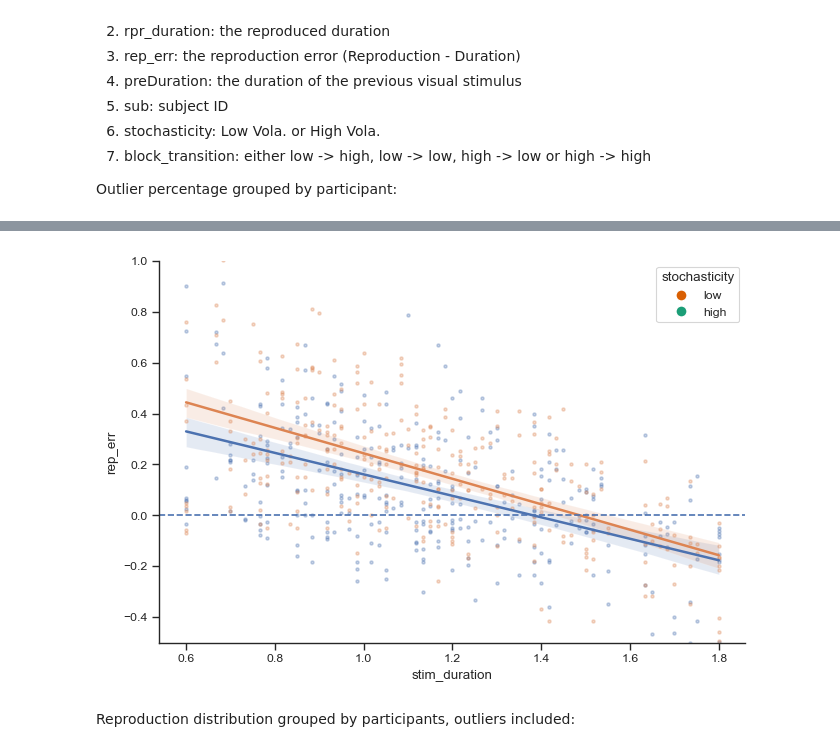
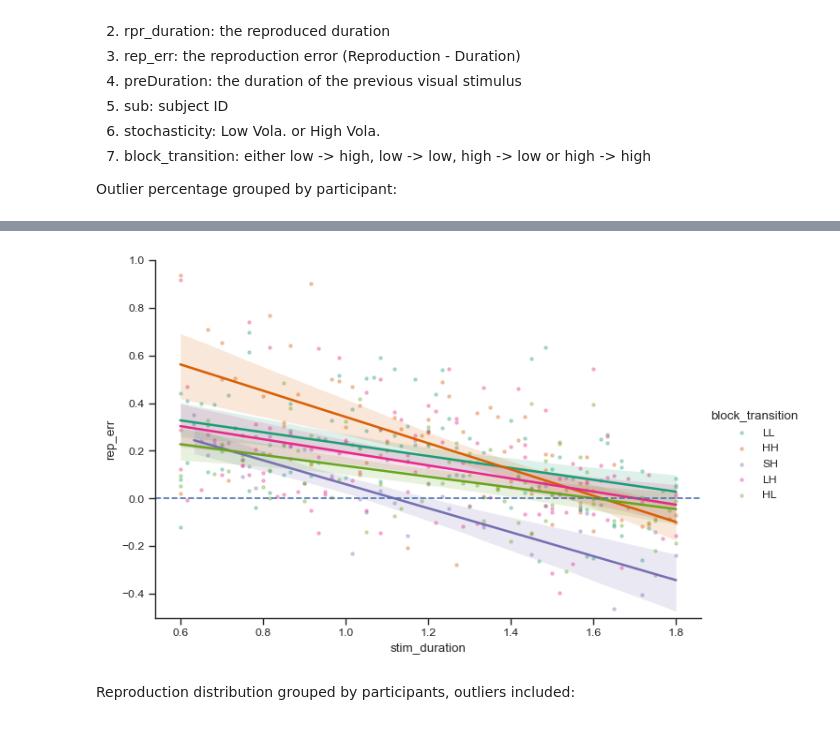
Before and after one commit to ayzacolakoglu/vol_reproduction, a Jupyter notebook: data_analysis.ipynb, the cells around one changed output, grey strips where cells are left out. Drawn from its saved outputs; the diff is of its cells as text; code cells hidden in the pictures.

```diff
--- a/data_analysis.ipynb
+++ b/data_analysis.ipynb
@@ -57,7 +57,7 @@ def data_wrangling(data_folder):
             # Merge transition labels back into the main DataFrame
             df = df.merge(block_stoch[['sub', 'blkNo', 'block_transition']], on=['sub', 'blkNo'], how='left')
             # mark outliers that exceed [Duration/3, Duration * 3] or preErr is nan
-            df['outlier'] = (df['rpr_duration'] < df['stim_duration']/3) | (df['rpr_duration'] > df['stim_duration']*3) | (rawdata['preErr'].isna())
+            df['outlier'] = (df['rpr_duration'] < df['stim_duration']/3) | (df['rpr_duration'] > df['stim_duration']*3) | (df['preErr'].isna())
             # Extract subject ID from file name
             all_dfs.append(df)
         except Exception as e:
@@ -143,0 +151,18 @@ mdata.columns = ['sub', 'stochasticity', 'stim_duration', 'blkNo', 'rep_err', 'r
+# %%
+# visualize the mean reproduction error as a function of Duration
+hue_order = ['low', 'high']
+palette = sns.color_palette("Dark2", n_colors=len(hue_order))
+ax = sns.lmplot(
+    x='stim_duration', y='rep_err', hue='stochasticity', data=mdata, hue_order=hue_order, palette=palette, scatter_kws={'alpha': 0.3, 's': 5}, legend=True, height=4.5,
+    aspect=1.5
+)
+
+# Add a dashed horizontal line at y=0
+for ax1 in ax.axes.flat:
+    ax1.axhline(0, ls='--')
+
+# Set y-axis limits
+plt.ylim(-0.5, 1.)
+
+# Show plot
+plt.show()
@@ -144,30 +171,33 @@ mdata.columns = ['sub', 'stochasticity', 'stim_duration', 'blkNo', 'rep_err', 'r
 # %%
 # visualize the mean reproduction error as a function of Duration
+hue_order = ['LL', 'HH', 'SH', 'LH', 'HL']
+palette = sns.color_palette("Dark2", n_colors=len(hue_order))
+
+# Plot using lmplot with automatic legend
 ax = sns.lmplot(
-    x='stim_duration', y='rep_err', hue='stochasticity', data=mdata, hue_order=['low', 'high'], scatter_kws={'alpha': 0.3, 's': 5}, legend=False, height=4.5,
+    x='stim_duration',
+    y='rep_err',
+    hue='block_transition',
+    data=mdata,
+    hue_order=hue_order,
+    palette=palette,
+    scatter_kws={'alpha': 0.3, 's': 5},
+    legend=True,  # Let Seaborn do it
+    height=4.5,
     aspect=1.5
 )
 
-# Add a dashed horizontal line at y=0
+# Add horizontal line at y=0
 for ax1 in ax.axes.flat:
     ax1.axhline(0, ls='--')
 
-# Set y-axis limits
-plt.ylim(-0.5, 1.)
-
-# Create a manual legend using seaborn's default color palette
-from matplotlib.lines import Line2D
-palette = sns.color_palette("Dark2")
-legend_elements = [
-    Line2D([0], [0], marker='o', color='w', label='low', markerfacecolor=palette[1], markersize=8),
-    Line2D([0], [0], marker='o', color='w', label='high', markerfacecolor=palette[0], markersize=8)
-]
-plt.legend(title='stochasticity', handles=legend_elements)
+# Set consistent y-axis limits
+ax.set(ylim=(-0.5, 1.))
 
 # Show plot
 plt.show()
 # %% [output]
-[figure, old version]
+[figure, new version]
 # %%
 def plot_histograms(df, column='rpr_duration', groupby='sub', bins=30):
     subjects = df[groupby].unique()
```
Also changed, not shown: parts of 25 cells of this notebook.
